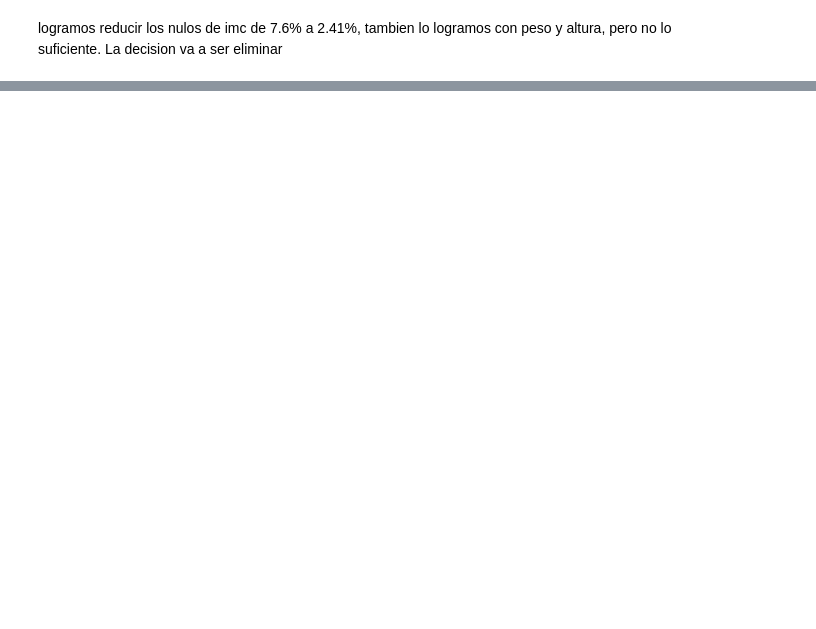
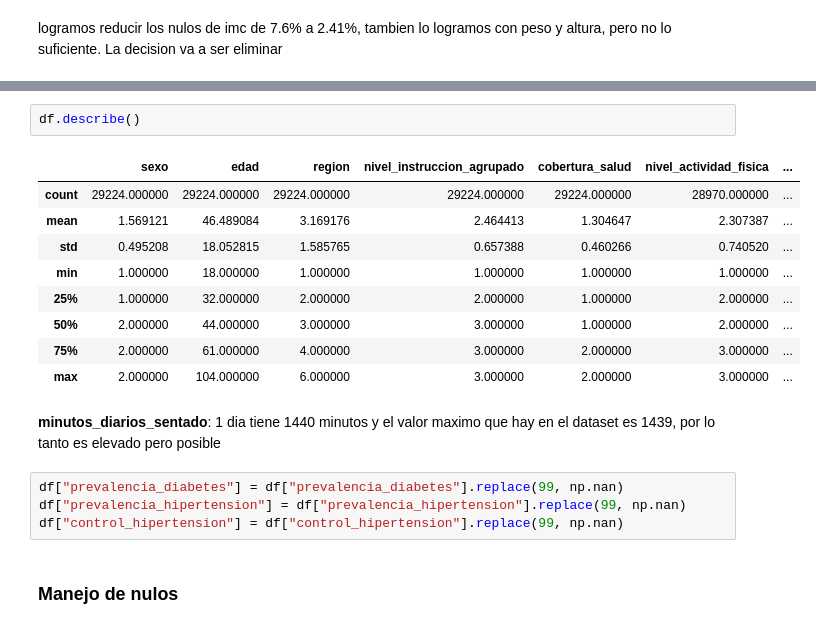
Before and after one commit to Franruaben11/fundamentos-enfr, a Jupyter notebook: analisis_enfr.ipynb, the cells around one changed output, grey strips where cells are left out. Cells and saved outputs as stored; diff of their text form; blank space fills up the shorter version.

```diff
--- a/analisis_enfr.ipynb
+++ b/analisis_enfr.ipynb
@@ -412 +429,21 @@ consumo_episodico_excesivo              0.53
 dtype: float64
+# %%
+df.describe()
+# %% [output]
+|  | sexo | edad | region | nivel_instruccion_agrupado | cobertura_salud | nivel_actividad_fisica | ... |
+| count | 29224.000000 | 29224.000000 | 29224.000000 | 29224.000000 | 29224.000000 | 28970.000000 | ... |
+| mean | 1.569121 | 46.489084 | 3.169176 | 2.464413 | 1.304647 | 2.307387 | ... |
+| std | 0.495208 | 18.052815 | 1.585765 | 0.657388 | 0.460266 | 0.740520 | ... |
+| min | 1.000000 | 18.000000 | 1.000000 | 1.000000 | 1.000000 | 1.000000 | ... |
+| 25% | 1.000000 | 32.000000 | 2.000000 | 2.000000 | 1.000000 | 2.000000 | ... |
+| 50% | 2.000000 | 44.000000 | 3.000000 | 3.000000 | 1.000000 | 2.000000 | ... |
+| 75% | 2.000000 | 61.000000 | 4.000000 | 3.000000 | 2.000000 | 3.000000 | ... |
+| max | 2.000000 | 104.000000 | 6.000000 | 3.000000 | 2.000000 | 3.000000 | ... |
+# %% [markdown]
+**minutos_diarios_sentado**: 1 dia tiene 1440 minutos y el valor maximo que hay en el dataset es 1439, por lo tanto es elevado pero posible
+# %%
+df["prevalencia_diabetes"] = df["prevalencia_diabetes"].replace(99, np.nan)
+df["prevalencia_hipertension"] = df["prevalencia_hipertension"].replace(99, np.nan)
+df["control_hipertension"] = df["control_hipertension"].replace(99, np.nan)
+# %% [markdown]
+### Manejo de nulos
```
Also changed, not shown: parts of 17 cells of this notebook.
